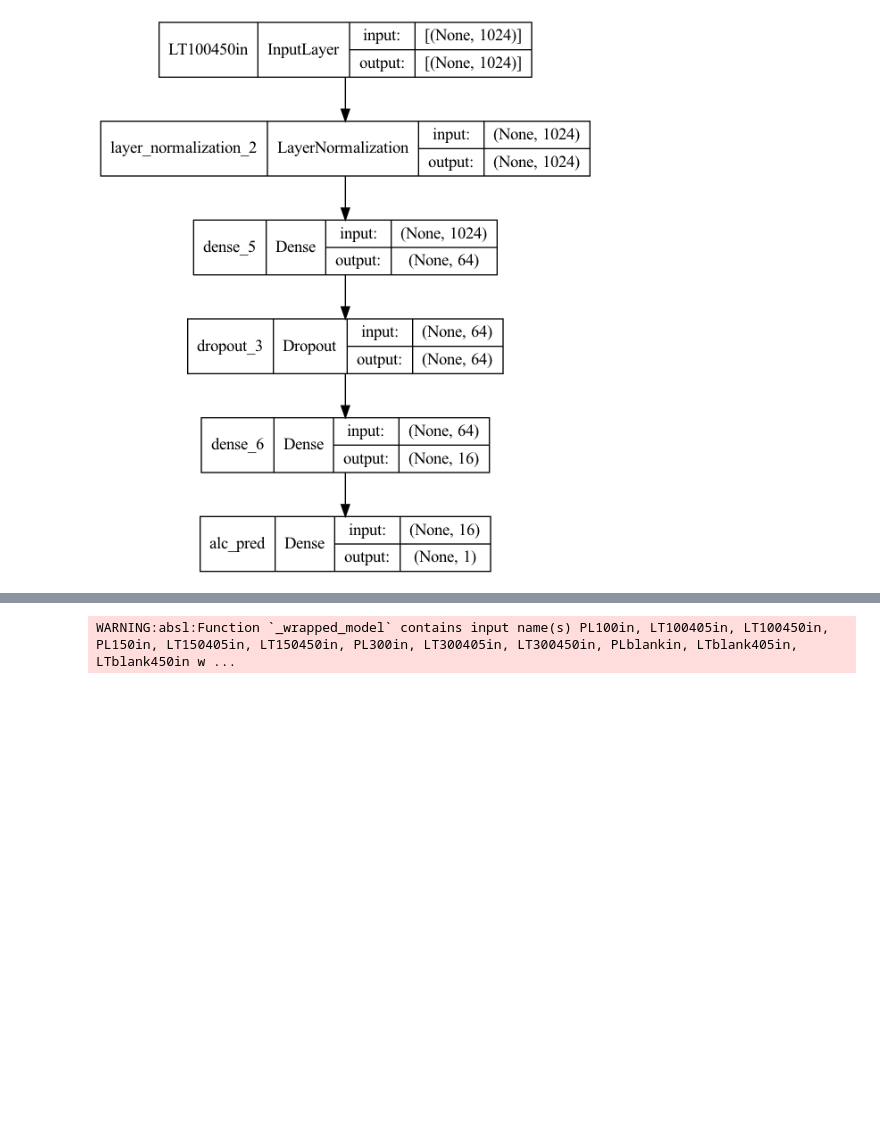
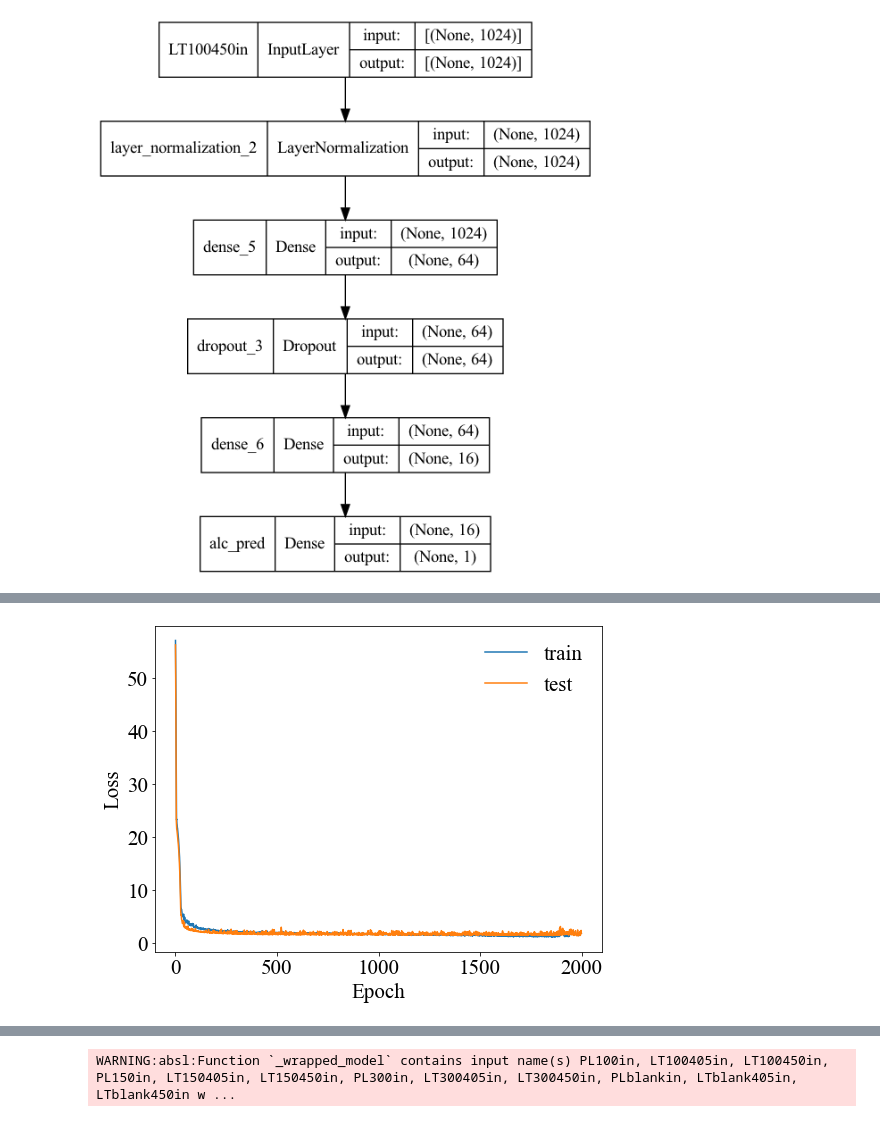
Before and after one commit to aarond953/alcML, a Jupyter notebook: 4a-mat_set_models_background_final2.ipynb, the cells around one changed output, grey strips where cells are left out. Saved outputs shown, nothing was run; the diff lists cells and outputs as text; code cells hidden in the pictures; blank space fills up the shorter version.

```diff
--- a/4a-mat_set_models_background_final2.ipynb
+++ b/4a-mat_set_models_background_final2.ipynb
@@ -532,7 +538,7 @@ class PL_model:
 LT100405=LT_modelt('LT100405in',dense1=64,dense2=16,dropoutLT=0.01)
 LT100450=LT_modelt('LT100450in',dense1=64,dense2=16,dropoutLT=0.01)
 concat = layers.concatenate([LT100450.dense2,LT100405.dense2])
-dense4=Dense(8,activation='relu',kernel_regularizer=l2(0.0001))(concat)
+dense4=Dense(8,activation='relu',kernel_regularizer=l2(0.001))(concat)
 dropout=Dropout(0.0)(dense4)
 output_2= Dense(1,activation="relu",name='alc_pred')(dropout)
 model_duoLT = Model(inputs=[LT100450.input,LT100405.input], outputs=[output_2])
@@ -644,6 +657,6 @@ plot_model(model_PLthree, rankdir='TB',show_shapes=True,show_layer_names=True)
 # %%
 with tf.device('cpu:0'):
-    History_duoLT=model_duoLT.fit(train.batch(32),validation_data=test.batch(1),callbacks=[model_checkpoint_callback_duo]
+    History_duoLT=model_duoLT.fit(train.batch(32),validation_data=test.batch(4),callbacks=[model_checkpoint_callback_duo]
     ,epochs=2000)
 # %% [output]
 Epoch 1/2000
@@ -668 +681,17 @@ Epoch 2000/2000
+# %%
+plt.figure(figsize=(8,6))
+plt.plot(History_duoLT.history['loss'])
+plt.plot(History_duoLT.history['val_loss'])
+#plt.plot.set_facecolor('white')
+#plt.title('CNN Bevset Model Loss')
+plt.ylabel('Loss')
+plt.xlabel('Epoch')
+#plt.xlim(0,500)
+#plt.yscale("log")
+plt.legend(['train', 'test'], loc='upper right',frameon=False)
+
+#plt.show()
+plt.savefig('History_duoLT.png',facecolor='white',bbox_inches='tight',dpi=300)
+# %% [output]
+[figure, added]
 # %%
```
Also changed, not shown: parts of 56 cells of this notebook.
